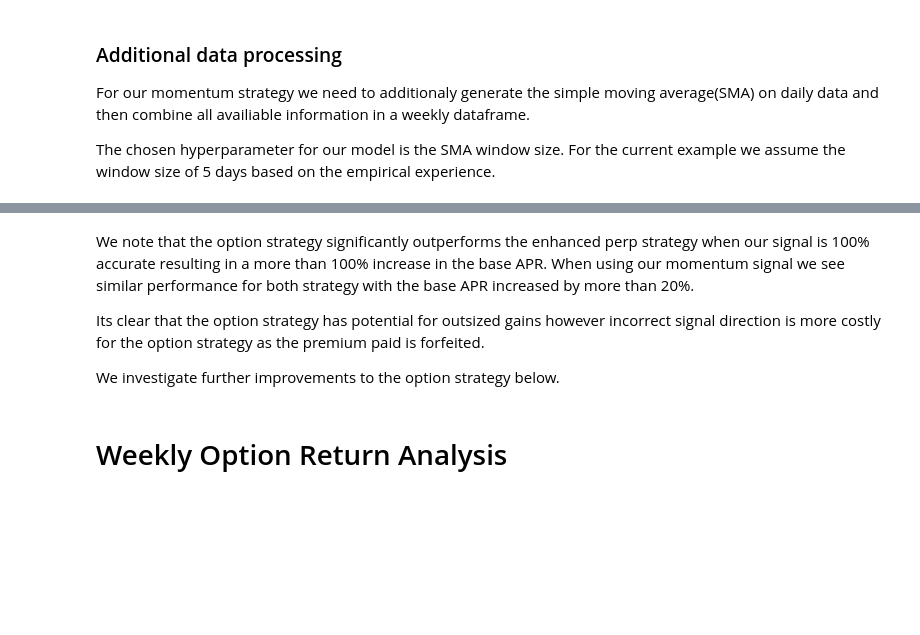
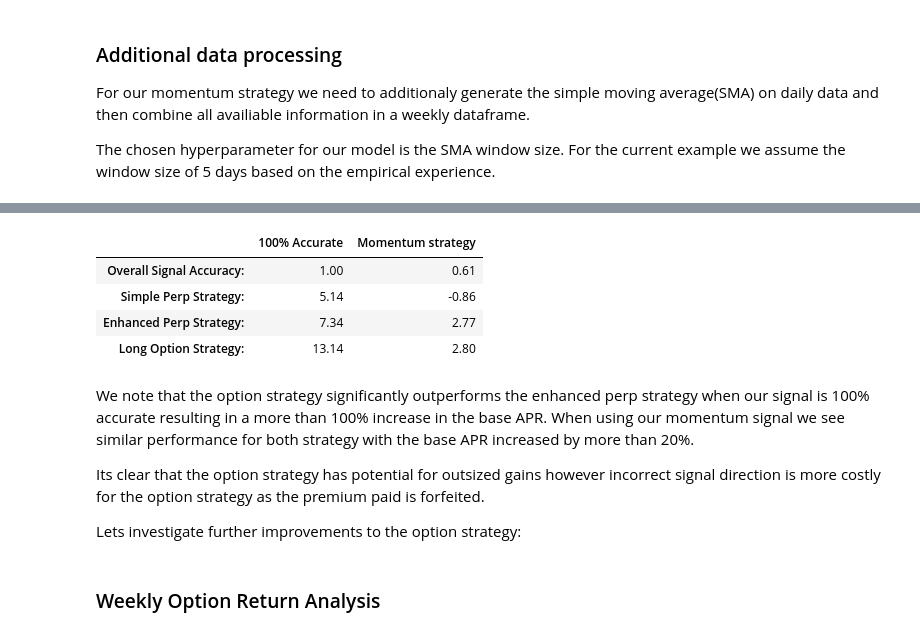
Before and after one commit to Brahma-fi/protected_moonshot_backtester, a Jupyter notebook: moonshots_vip001.ipynb, the cells around one changed output, grey strips where cells are left out. Drawn from its saved outputs; the diff is of its cells as text; code cells hidden in the pictures; blank space fills up the shorter version.

```diff
--- a/moonshots_vip001.ipynb
+++ b/moonshots_vip001.ipynb
@@ -115,56 +125,49 @@ We keep our signalling logic the same as it is currently, a momentum signal base
 # %%
-#Perp Strategy specific params
+# Perp Strategy specific params
 leverage = 8.0
 mm_min = 0.0625 # maintanence margin required for perp protocol
 take_profit = 0.20 # take profit for enhanced strat
 stop_loss = 0.05 # stop loss for enhanced strat
 
-#Option Strategy specific params
+# Option Strategy specific params
 r = 0 # r used in option pricing formula
 strike_rounding = True # whether to apply rounding to option strikes
 otm_percentage = 0 # % OTM of strike to buy/sell
 bid_offer_spread = 5.0 # IV data is mid volatilities, add vol spread to get traded vol
 
 
-#General Parameters
-capital = 100 #starting capital
+# General Parameters
+capital = 100 # starting capital
 stables_yield = 0.12 # convex deposit yield
-freq = 7 #interest harvest and trade frequency (days)
+freq = 7 # interest harvest and trade frequency (days)
 interest = capital*stables_yield*freq/365
 
 data_store = pd.DataFrame()
 
-signal_choice = ['100%Accurate','momentum']
+signal_choice = ['100% Accurate','Momentum strategy']
 
 for strat in signal_choice:
 
     # Determine weekly strategy position
     # 1: bullish trade
     # -1: bearish trade
-    if strat == '100%Accurate':
+    if strat == '100% Accurate':
         weekly_data['position'] = np.where(weekly_data.price_change>0,1,-1) #see the future
-    elif strat == 'momentum':
+    elif strat == 'Momentum strategy':
         weekly_data['position'] = np.where(weekly_data.open > weekly_data.moving_avg,1,-1)
 
 
+    # Run simple and enhanced strategies on perps
     perp_simple, perp_alpha = runPerpBacktest(weekly_data,hourly_data,freq,leverage,mm_min,interest,'USD','simple')
     perp_enhanced, perp_alpha_enhanced = runPerpBacktest(weekly_data,hourly_data,freq,leverage,mm_min,interest,'USD','enhanced',take_profit,stop_loss)
 
-
+    # Run the strategies for options
     option_buy,option_buy_alpha = runOptionBacktest(weekly_data,weekly_skew_data+bid_offer_spread/2,freq,interest,'USD',r,otm_percentage,'optionBuyer',strike_rounding)
 
+    # Calculate the position accuracy relative to the movement of the market
     accuracy = ((weekly_data.position * weekly_data.price_change) > 0 ).sum() / weekly_data.shape[0]
 
-    store = pd.DataFrame.from_dict({'SignalAccuracy':accuracy,'PerpSimple':perp_alpha,'PerpEnhanced':perp_alpha_enhanced,'OptionBuy':option_buy_alpha},orient='index')
-
-
+    # Data aggregation
+    store = pd.DataFrame.from_dict({'Overall Signal Accuracy:':accuracy,'Simple Perp Strategy:':perp_alpha,'Enhanced Perp Strategy:':perp_alpha_enhanced,'Long Option Strategy:':option_buy_alpha},orient='index')
     store.rename(columns={0:strat},inplace=True)
-
     data_store = pd.concat([data_store,store],axis=1)
-
-print("Trading Alpha APR% denominated in USD for perp and option strategies.")
-print("Results for two signals shown, 100% accuracy and the simple momentum signal.")
-print("Results using a base Yield of 12%. \n")
-
-
-print(round(data_store,2))
@@ -181,8 +180,16 @@ OptionBuy              13.14      2.80
+# %%
+display(round(data_store,2))
+# %% [output]
+|  | 100% Accurate | Momentum strategy |
+| Overall Signal Accuracy: | 1.00 | 0.61 |
+| Simple Perp Strategy: | 5.14 | -0.86 |
+| Enhanced Perp Strategy: | 7.34 | 2.77 |
+| Long Option Strategy: | 13.14 | 2.80 |
 # %% [markdown]
 We note that the option strategy significantly outperforms the enhanced perp strategy when our signal is 100% accurate resulting in a more than 100% increase in the base APR. When using our momentum signal we see similar performance for both strategy with the base APR increased by more than 20%.
 
 Its clear that the option strategy has potential for outsized gains however incorrect signal direction is more costly for the option strategy as the premium paid is forfeited.
 
-We investigate further improvements to the option strategy below.
+Lets investigate further improvements to the option strategy:
 # %% [markdown]
-# Weekly Option Return Analysis
+### Weekly Option Return Analysis
```
Also changed, not shown: parts of 19 cells of this notebook.
